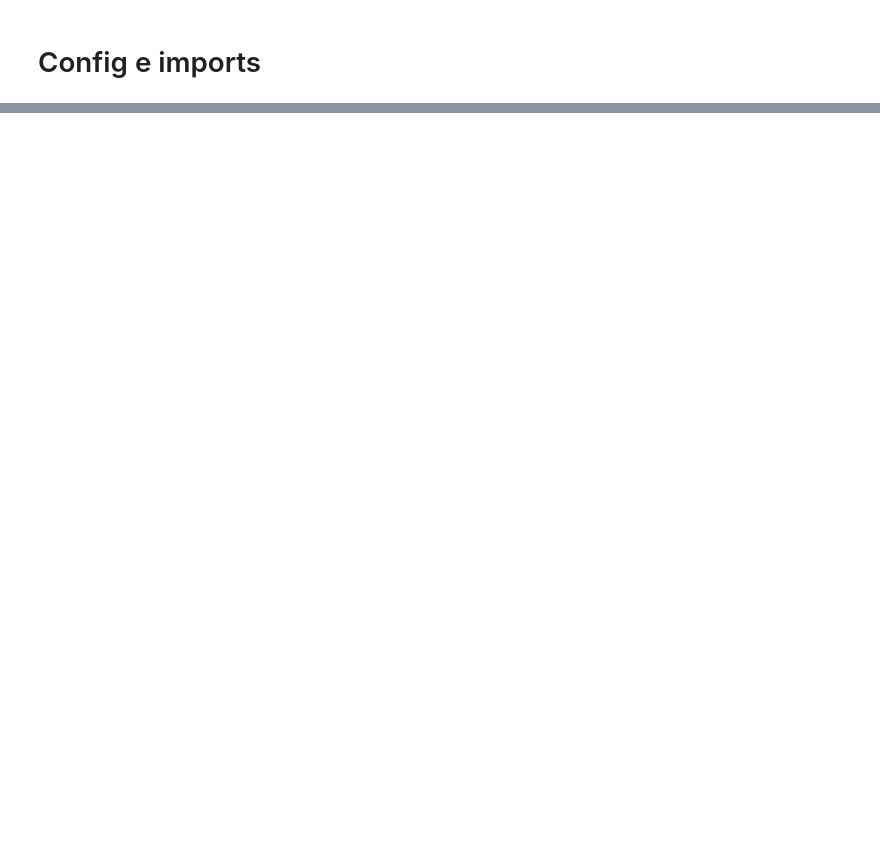
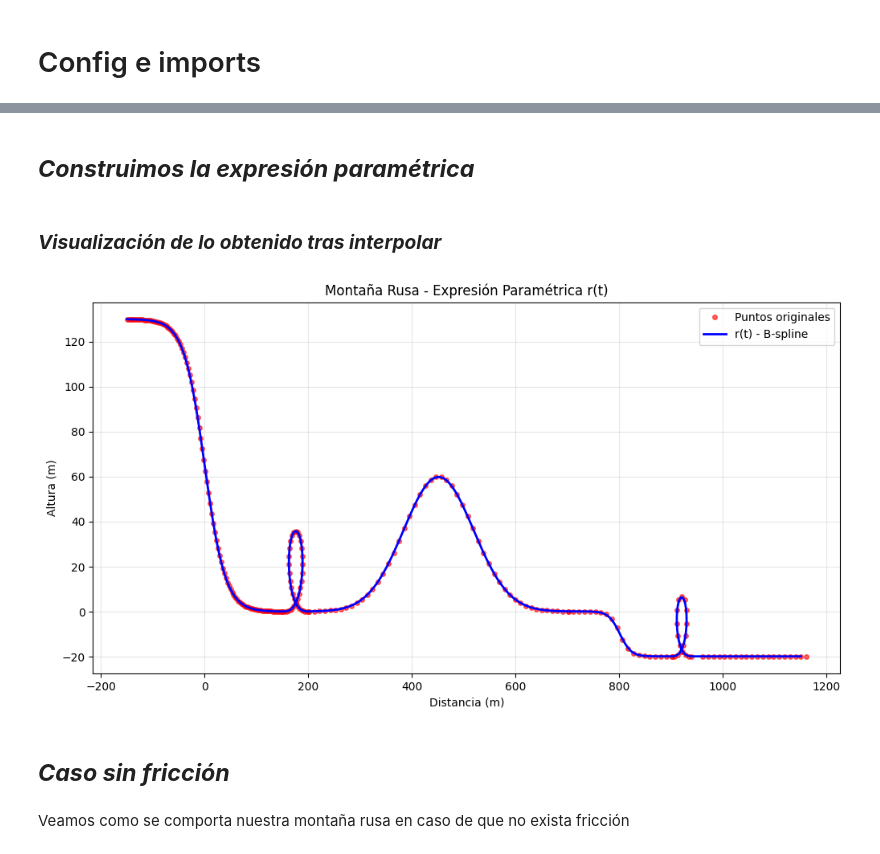
Before and after one commit to Edgarfevi/Proyectos, a Jupyter notebook: Proyectos_python/FISICA/MNAF2025/montaña_rusa/montaña_rusa.ipynb, the cells around one changed output, grey strips where cells are left out. Cells and saved outputs as stored; diff of their text form; code cells hidden in the pictures; blank space fills up the shorter version.

```diff
--- a/Proyectos_python/FISICA/MNAF2025/montaña_rusa/montaña_rusa.ipynb
+++ b/Proyectos_python/FISICA/MNAF2025/montaña_rusa/montaña_rusa.ipynb
@@ -38,0 +86,2 @@ lines(0,10,100)
+# %% [markdown]
+## ***Construimos la expresión paramétrica***
@@ -38,0 +126,35 @@ lines(0,10,100)
+# %% [markdown]
+### ***Visualización de lo obtenido tras interpolar***
+# %%
+# Visualización usando la expresión paramétrica r(t)
+
+#Construimos la expresión
+Curva_parametrica = montaña_rusa_parametrica(
+    X_data = np.concatenate([Gran_bajada[0], Loop1[0], Montañita[0], Pequeña_bajada[0], Loop2[0], Recta_final[0]]),
+    Z_data = np.concatenate([Gran_bajada[2], Loop1[2], Montañita[2], Pequeña_bajada[2], Loop2[2], Recta_final[2]]),
+)
+
+# Evaluamos
+t_eval = np.linspace(0, 1, 500)
+Puntos_de_interpolación=Curva_parametrica(t_eval)
+
+plt.figure(figsize=(12, 6))
+
+# Gráfica comparativa
+plt.plot(np.concatenate([Gran_bajada[0], Loop1[0], Montañita[0], Pequeña_bajada[0], Loop2[0], Recta_final[0]]),
+         np.concatenate([Gran_bajada[2], Loop1[2], Montañita[2], Pequeña_bajada[2], Loop2[2], Recta_final[2]]),
+         'o', color='red', markersize=4, label='Puntos originales', alpha=0.6)
+plt.plot(Puntos_de_interpolación[:,0], Puntos_de_interpolación[:,1], '-', color='blue', linewidth=2, label='r(t) - B-spline')
+
+plt.legend()
+plt.title('Montaña Rusa - Expresión Paramétrica r(t)')
+plt.xlabel('Distancia (m)')
+plt.ylabel('Altura (m)')
+plt.grid(True, alpha=0.3)
+plt.show()
+# %% [output]
+[figure, added]
+# %% [markdown]
+## ***Caso sin fricción***
+# %% [markdown]
+Veamos como se comporta nuestra montaña rusa en caso de que no exista fricción
```
Also changed, not shown: parts of 13 cells of this notebook.
